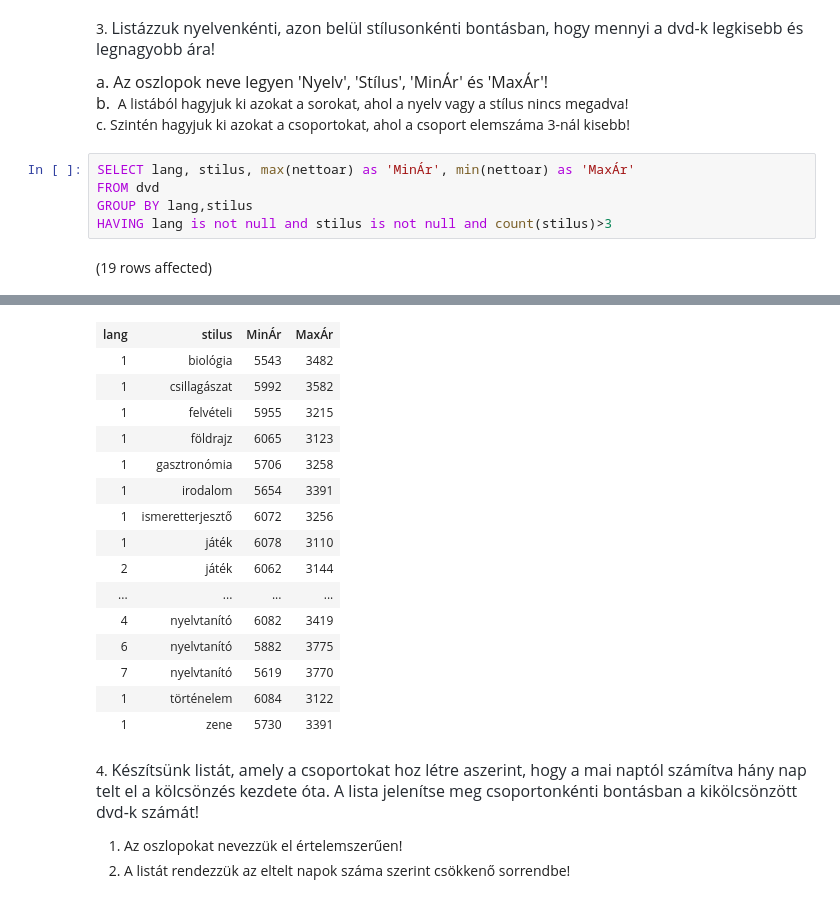
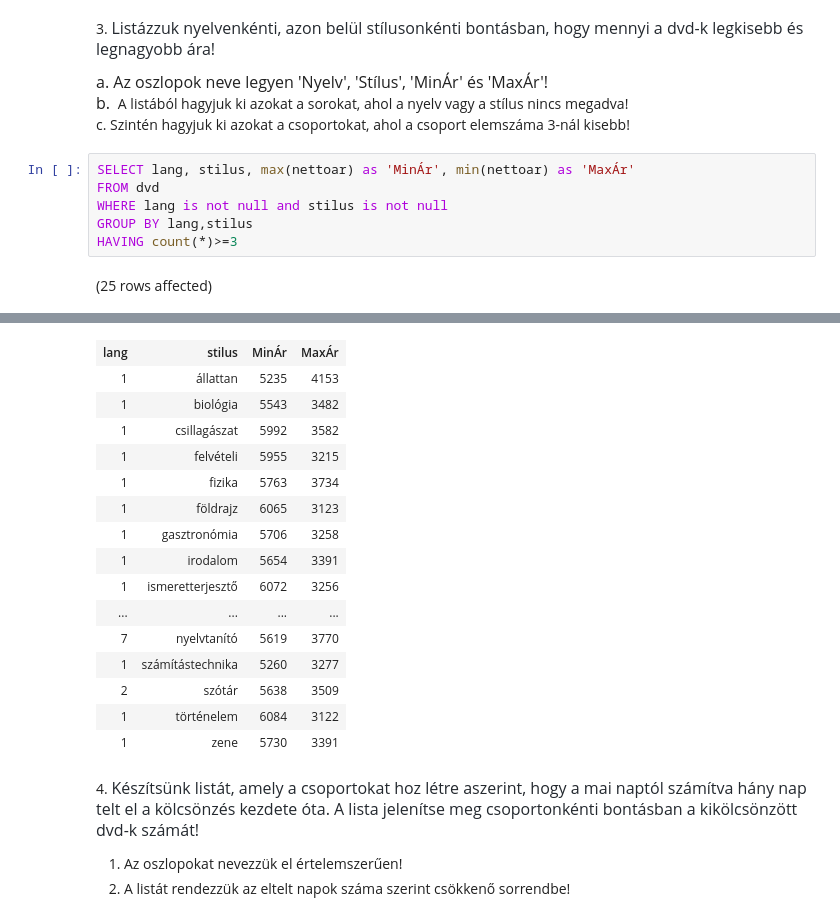
Before and after one commit to albertiadam/sql, a Jupyter notebook: gyakorlat02_feladatok .ipynb, the cells around one changed output, grey strips where cells are left out. Cells and saved outputs as stored; diff of their text form.

```diff
--- a/gyakorlat02_feladatok .ipynb
+++ b/gyakorlat02_feladatok .ipynb
@@ -66,7 +66,8 @@ c. Szintén hagyjuk ki azokat a csoportokat, ahol a csoport elemszáma 3-nál ki
 # %%
 SELECT lang, stilus, max(nettoar) as 'MinÁr', min(nettoar) as 'MaxÁr'
 FROM dvd
+WHERE lang is not null and stilus is not null
 GROUP BY lang,stilus
-HAVING lang is not null and stilus is not null and count(stilus)>3
+HAVING count(*)>=3
 # %% [output]
-(19 rows affected)
+(25 rows affected)
@@ -74,17 +75,17 @@ Total execution time: 00:00:00.011
 | lang | stilus | MinÁr | MaxÁr |
+| 1 | állattan | 5235 | 4153 |
 | 1 | biológia | 5543 | 3482 |
 | 1 | csillagászat | 5992 | 3582 |
 | 1 | felvételi | 5955 | 3215 |
+| 1 | fizika | 5763 | 3734 |
 | 1 | földrajz | 6065 | 3123 |
 | 1 | gasztronómia | 5706 | 3258 |
 | 1 | irodalom | 5654 | 3391 |
 | 1 | ismeretterjesztő | 6072 | 3256 |
-| 1 | játék | 6078 | 3110 |
-| 2 | játék | 6062 | 3144 |
 | ... | ... | ... | ... |
-| 4 | nyelvtanító | 6082 | 3419 |
-| 6 | nyelvtanító | 5882 | 3775 |
 | 7 | nyelvtanító | 5619 | 3770 |
+| 1 | számítástechnika | 5260 | 3277 |
+| 2 | szótár | 5638 | 3509 |
 | 1 | történelem | 6084 | 3122 |
 | 1 | zene | 5730 | 3391 |
 # %% [markdown]
```
Also changed, not shown: parts of 2 cells of this notebook.
